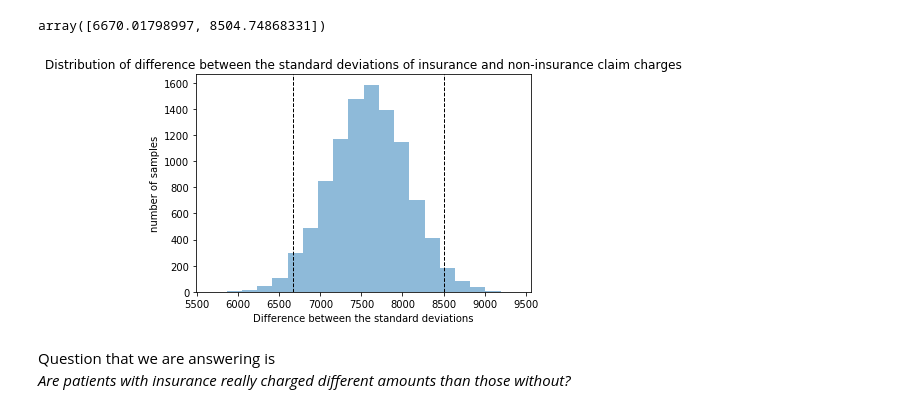
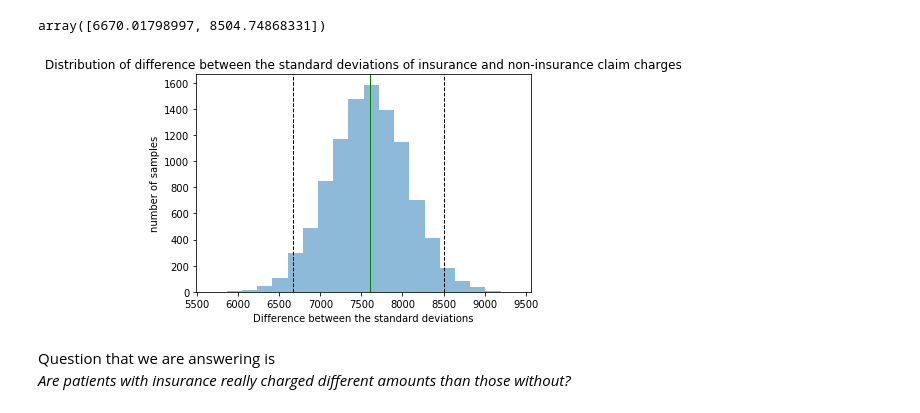
Before and after one commit to aliborji/springboard-mini-projects, a Jupyter notebook: inferential_statistics_bootstrap_mini-project/inferential_statistics_2-Q.ipynb, the cells around one changed output. Drawn from its saved outputs; the diff is of its cells as text; code cells hidden in the pictures.

```diff
--- a/inferential_statistics_bootstrap_mini-project/inferential_statistics_2-Q.ipynb
+++ b/inferential_statistics_bootstrap_mini-project/inferential_statistics_2-Q.ipynb
@@ -74,6 +74,8 @@ __A:__
 # Getting insured and non-insured dataset
 insured_charges = med_charges[med_charges['insuranceclaim'] == 1]['charges']
 non_insured_charges = med_charges[med_charges['insuranceclaim'] == 0]['charges']
+
+observed_diff = insured_charges.std() - non_insured_charges.std()
 # %%
 # Bootstrapping for std
 std_insured_charges = draw_samples(series=insured_charges, statistic=np.std, replicas=10000)
@@ -90,17 +92,18 @@ array([6670.01798997, 8504.74868331])
 # %%
 # Plotting histogram
 _ = plt.hist(diff_std_charges, bins=20, alpha=0.5)
 _ = plt.xlabel("Difference between the standard deviations")
 _ = plt.ylabel("number of samples")
 _ = plt.title("Distribution of difference between the standard deviations of insurance and non-insurance claim charges")
 
 # Marking the 95% confidence interval
 _ = plt.axvline(confidence_interval[0], color='k', linestyle='dashed', linewidth=1)
 _ = plt.axvline(confidence_interval[1], color='k', linestyle='dashed', linewidth=1)
+_ = plt.axvline(observed_diff, color='g', linewidth=1)
 
 plt.show()
 # %% [output]
-[figure, old version]
+[figure, new version]
 # %% [markdown]
 Question that we are answering is <br>
 <i>Are patients with insurance really charged different amounts than those without?</i>
```
Also changed, not shown: parts of 8 cells of this notebook.
